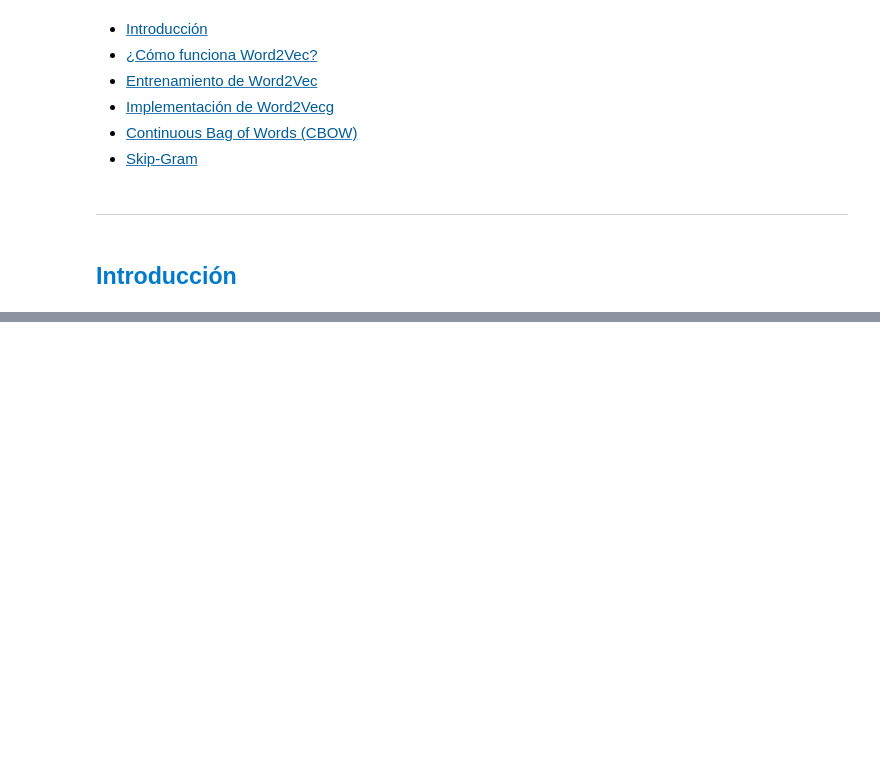
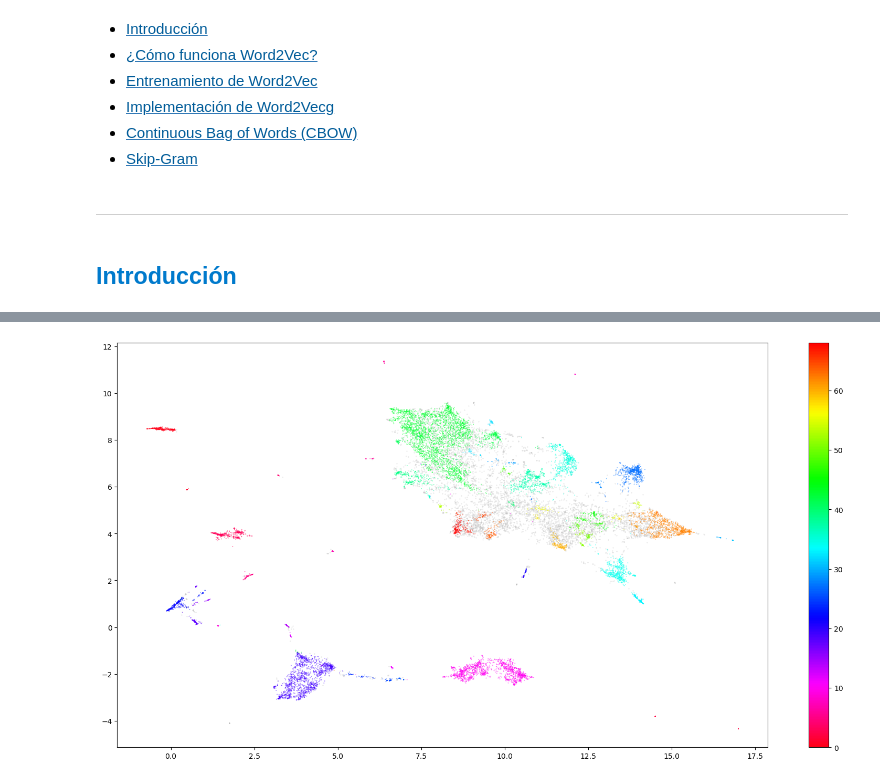
Before and after one commit to contreras-juan/UPTC_Diplomado_ML, a Jupyter notebook: 5_Aprendizaje_Profundo/Cuadernos/16_Transformers.ipynb, the cells around one changed output, grey strips where cells are left out. Saved outputs shown, nothing was run; the diff lists cells and outputs as text; code cells hidden in the pictures; blank space fills up the shorter version.

```diff
--- a/5_Aprendizaje_Profundo/Cuadernos/16_Transformers.ipynb
+++ b/5_Aprendizaje_Profundo/Cuadernos/16_Transformers.ipynb
@@ -23,0 +213,2 @@
+# %%
+embeddings_df = pd.read_csv('../data/embeddings.txt', sep=';')
@@ -23,0 +231,10 @@
+# %%
+import umap
+umap_embeddings = umap.UMAP(n_neighbors=15,
+                            n_components=5,
+                            metric='cosine').fit_transform(embeddings_df)
+# %%
+import hdbscan
+cluster = hdbscan.HDBSCAN(min_cluster_size=15,
+                          metric='euclidean',
+                          cluster_selection_method='eom').fit(umap_embeddings)
@@ -23,0 +262,6 @@
+# %%
+import matplotlib.pyplot as plt
+
+umap_data = umap.UMAP(n_neighbors=15, n_components=2, min_dist=0.0, metric='cosine').fit_transform(embeddings_df)
+result = pd.DataFrame(umap_data, columns=['x', 'y'])
+result['labels'] = cluster.labels_
@@ -23,0 +284,10 @@
+# %%
+# Visualize clusters
+fig, ax = plt.subplots(figsize=(20, 10))
+outliers = result.loc[result.labels == -1, :]
+clustered = result.loc[result.labels != -1, :]
+plt.scatter(outliers.x, outliers.y, color='#BDBDBD', s=0.05)
+plt.scatter(clustered.x, clustered.y, c=clustered.labels, s=0.05, cmap='hsv_r')
+plt.colorbar();
+# %% [output]
+[figure, added]
```
Also changed, not shown: parts of 56 cells of this notebook, 2 other files.
